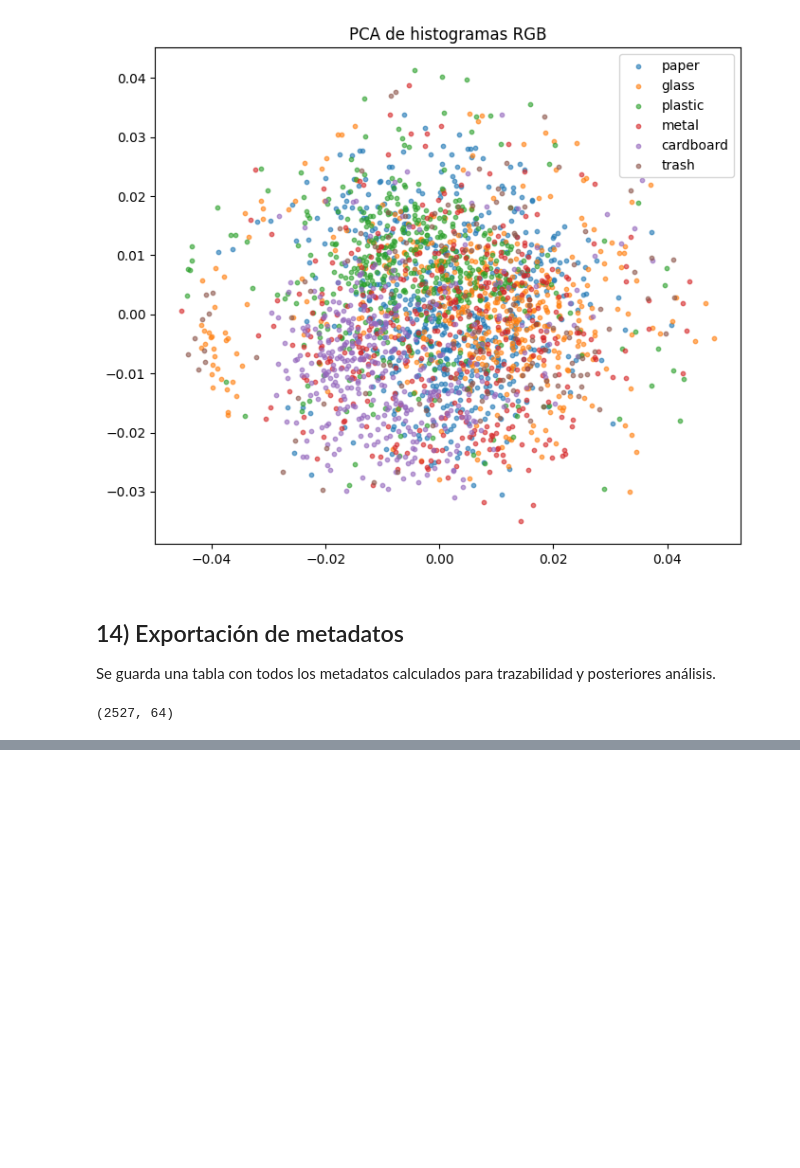
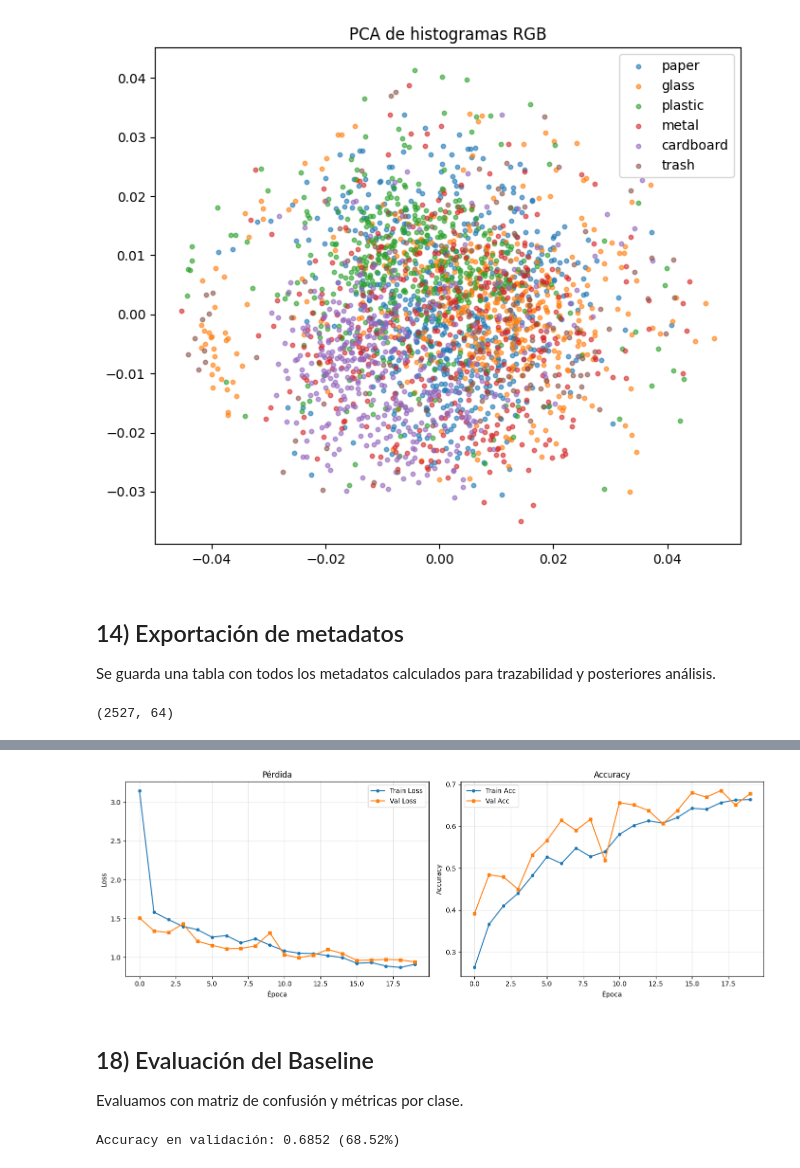
Before and after one commit to MartinAndu/Vision_Computadora_2_CEIA-, a Jupyter notebook: EDA_TrashNet.ipynb, the cells around one changed output, grey strips where cells are left out. Cells and saved outputs as stored; diff of their text form; code cells hidden in the pictures; blank space fills up the shorter version.

Commit message:
parte dos analisis del baseline

```diff
--- a/EDA_TrashNet.ipynb
+++ b/EDA_TrashNet.ipynb
@@ -436,0 +533,22 @@ meta_df.shape
+# %%
+# Transformaciones básicas (sin data augmentation para baseline)
+basic_transform = transforms.Compose([
+    transforms.Resize((224, 224)),
+    transforms.ToTensor(),
+    transforms.Normalize(mean=[0.485, 0.456, 0.406], std=[0.229, 0.224, 0.225])
+])
+
+# Crear datasets y dataloaders
+train_dataset = TrashNetDataset(train_df, transform=basic_transform)
+val_dataset = TrashNetDataset(val_df, transform=basic_transform)
+test_dataset = TrashNetDataset(test_df, transform=basic_transform)
+
+batch_size = 32
+train_loader = DataLoader(train_dataset, batch_size=batch_size, shuffle=True, num_workers=0)
+val_loader = DataLoader(val_dataset, batch_size=batch_size, shuffle=False, num_workers=0)
+test_loader = DataLoader(test_dataset, batch_size=batch_size, shuffle=False, num_workers=0)
+
+print(f"Batches por época:")
+print(f"  Train: {len(train_loader)}")
+print(f"  Val:   {len(val_loader)}")
+print(f"  Test:  {len(test_loader)}")
@@ -436,0 +719,54 @@ meta_df.shape
+# %%
+# Visualización del entrenamiento
+fig, axes = plt.subplots(1, 2, figsize=(14, 5))
+
+axes[0].plot(history['train_loss'], label='Train Loss', marker='o', markersize=4)
+axes[0].plot(history['val_loss'], label='Val Loss', marker='s', markersize=4)
+axes[0].set_xlabel('Época')
+axes[0].set_ylabel('Loss')
+axes[0].set_title('Pérdida')
+axes[0].legend()
+axes[0].grid(True, alpha=0.3)
+
+axes[1].plot(history['train_acc'], label='Train Acc', marker='o', markersize=4)
+axes[1].plot(history['val_acc'], label='Val Acc', marker='s', markersize=4)
+axes[1].set_xlabel('Época')
+axes[1].set_ylabel('Accuracy')
+axes[1].set_title('Accuracy')
+axes[1].legend()
+axes[1].grid(True, alpha=0.3)
+
+plt.tight_layout()
+plt.show()
+# %% [output]
+[figure, added]
+# %% [markdown]
+## 18) Evaluación del Baseline
+
+Evaluamos con matriz de confusión y métricas por clase.
+# %%
+# Cargar mejor modelo y obtener predicciones
+model_baseline.load_state_dict(torch.load('baseline_best.pth'))
+model_baseline.eval()
+
+all_preds, all_labels, all_probs = [], [], []
+
+with torch.no_grad():
+    for inputs, labels in val_loader:
+        inputs, labels = inputs.to(device), labels.to(device)
+        outputs = model_baseline(inputs)
+        probs = F.softmax(outputs, dim=1)
+        _, preds = torch.max(outputs, 1)
+
+        all_preds.extend(preds.cpu().numpy())
+        all_labels.extend(labels.cpu().numpy())
+        all_probs.extend(probs.cpu().numpy())
+
+val_preds = np.array(all_preds)
+val_labels = np.array(all_labels)
+val_probs = np.array(all_probs)
+
+val_accuracy = accuracy_score(val_labels, val_preds)
+print(f"Accuracy en validación: {val_accuracy:.4f} ({val_accuracy*100:.2f}%)")
+# %% [output]
+Accuracy en validación: 0.6852 (68.52%)
```
Also changed, not shown: parts of 20 cells of this notebook, 3 other files.
